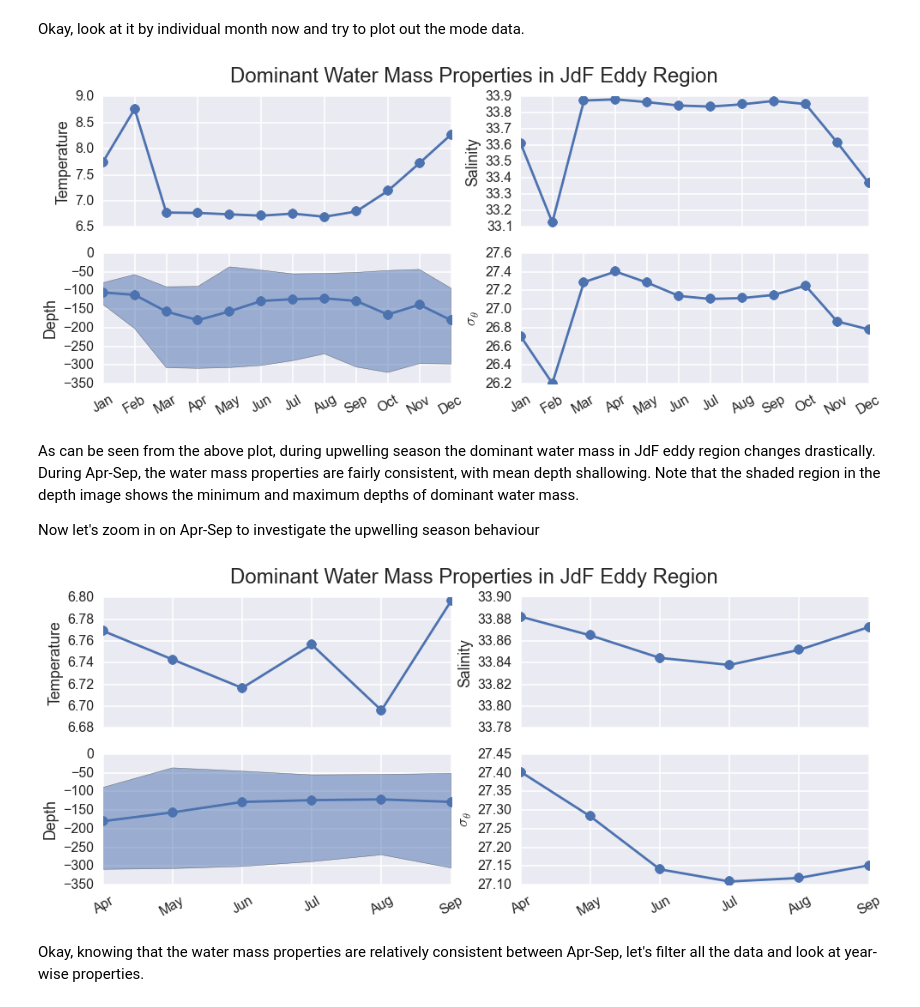
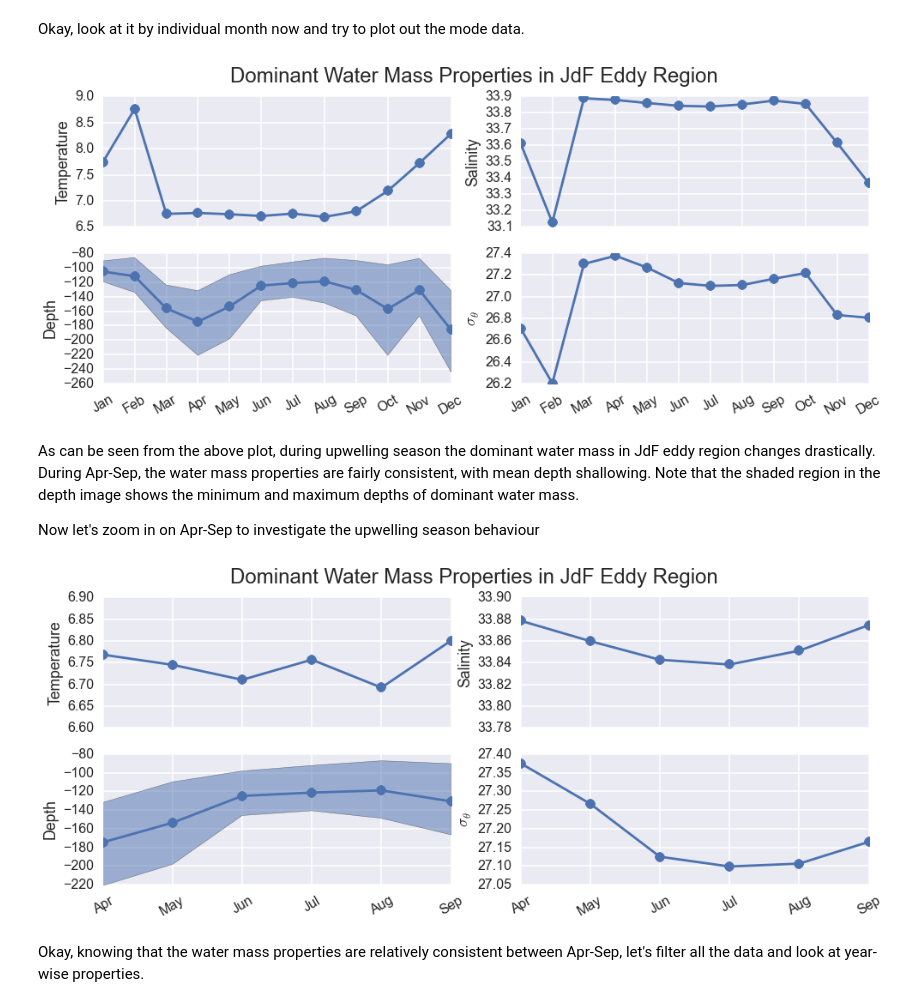
Before and after one commit to UBC-MOAD/falkor_upwelling, a Jupyter notebook: 1_Notebooks/NOAA_eddy_water_variability.ipynb, the cells around one changed output. Drawn from its saved outputs; the diff is of its cells as text; code cells hidden in the pictures.

Commit message:
Updated bounds on JdFE region, changed depth/sigma range calculation based on middle three quintiles

```diff
--- a/1_Notebooks/NOAA_eddy_water_variability.ipynb
+++ b/1_Notebooks/NOAA_eddy_water_variability.ipynb
@@ -156,8 +156,11 @@ DONE
 # %% [markdown]
 We want to focus in on the Juan de Fuca eddy region and evaluate the dominant water properties -- both as a function of month, and of year.
 # %%
-ER_lon = [-125.5,-124.75]
-ER_lat = [48.3,48.7]
+#ER_lon = [-125.5,-124.75]
+#ER_lat = [48.3,48.7]
+
+ER_lon = [-125.5,-124.8]
+ER_lat = [48.2,48.7]
 
 # ER_x and ER_y used for plotting
 ER_x = [ER_lon[0],ER_lon[1],ER_lon[1],ER_lon[0],ER_lon[0]]
@@ -249,12 +252,16 @@ def get_TSmode(cast_inf):
         TSmode['MaxSalinity'] = np.nanmax(modeDAT['Salinity'])
 
         TSmode['Depth'] = np.nanmean(modeDAT['Depth'])
-        TSmode['MinDepth'] = np.nanmin(modeDAT['Depth'])
-        TSmode['MaxDepth'] = np.nanmax(modeDAT['Depth'])
+        #TSmode['MinDepth'] = np.nanmin(modeDAT['Depth'])
+        #TSmode['MaxDepth'] = np.nanmax(modeDAT['Depth'])
+        TSmode['MinDepth'] = np.percentile(modeDAT['Depth'],20)
+        TSmode['MaxDepth'] = np.percentile(modeDAT['Depth'],80)
 
         TSmode['sigmaT'] = np.nanmean(modeDAT['sigmaT'])
-        TSmode['MinsigmaT'] = np.nanmin(modeDAT['sigmaT'])
-        TSmode['MaxsigmaT'] = np.nanmax(modeDAT['sigmaT'])
+        #TSmode['MinsigmaT'] = np.nanmin(modeDAT['sigmaT'])
+        #TSmode['MaxsigmaT'] = np.nanmax(modeDAT['sigmaT'])
+        TSmode['MinsigmaT'] = np.percentile(modeDAT['sigmaT'],20)
+        TSmode['MaxsigmaT'] = np.percentile(modeDAT['sigmaT'],80)
     else:
         TSmode['frac'] = np.nan
         TSmode['Temperatur'] = np.nan
@@ -374,7 +381,7 @@ plt.ylabel(r'$\sigma_\theta$')
 plt.suptitle('Dominant Water Mass Properties in JdF Eddy Region',fontsize=24)
 plt.show()
 # %% [output]
-[figure, old version]
+[figure, new version]
 # %% [markdown]
 As can be seen from the above plot, during upwelling season the dominant water mass in JdF eddy region changes drastically. During Apr-Sep, the water mass properties are fairly consistent, with mean depth shallowing. Note that the shaded region in the depth image shows the minimum and maximum depths of dominant water mass.
 
@@ -384,35 +391,36 @@ plt.figure(figsize=(16,6))
 
 plt.subplot(2,2,1)
 plt.plot(np.arange(4,10),[k['Temperatur'] for k in mnth_modes[3:9]],'-o')
 plt.tick_params(axis='x',which='both',bottom='off',top='off',labelbottom='off')
 plt.xlim((4,9))
+plt.ylim((6.6,6.9))
 plt.ylabel('Temperature')
 
 plt.subplot(2,2,2)
 plt.plot(np.arange(4,10),[k['Salinity'] for k in mnth_modes[3:9]],'-o')
 plt.tick_params(axis='x',which='both',bottom='off',top='off',labelbottom='off')
 plt.xlim((4,9))
 plt.ylim((33.78,33.9))
 plt.ylabel('Salinity')
 
 plt.subplot(2,2,3)
 plt.plot(np.arange(4,10),-np.array([k['Depth'] for k in mnth_modes[3:9]]),'-o')
 plt.fill_between(np.arange(4,10),[-k['MaxDepth'] for k in mnth_modes[3:9]],[-k['MinDepth'] for k in mnth_modes[3:9]],alpha=0.5)
 plt.xticks(np.arange(1,13), calendar.month_abbr[1:13], rotation=30)
 plt.xlim((4,9))
-#plt.ylim((-200,-50))
+plt.ylim((-220,-80))
 plt.ylabel('Depth')
 
 plt.subplot(2,2,4)
 plt.plot(np.arange(4,10),[k['sigmaT'] for k in mnth_modes[3:9]],'-o')
 plt.xticks(np.arange(1,13), calendar.month_abbr[1:13], rotation=30)
 plt.xlim((4,9))
 plt.ylabel(r'$\sigma_\theta$')
 
 plt.suptitle('Dominant Water Mass Properties in JdF Eddy Region',fontsize=24)
 plt.show()
 # %% [output]
-[figure, old version]
+[figure, new version]
 # %% [markdown]
 Okay, knowing that the water mass properties are relatively consistent between Apr-Sep, let's filter all the data and look at year-wise properties.
 # %%
```
Also changed, not shown: parts of 5 cells of this notebook, 2 other files.
